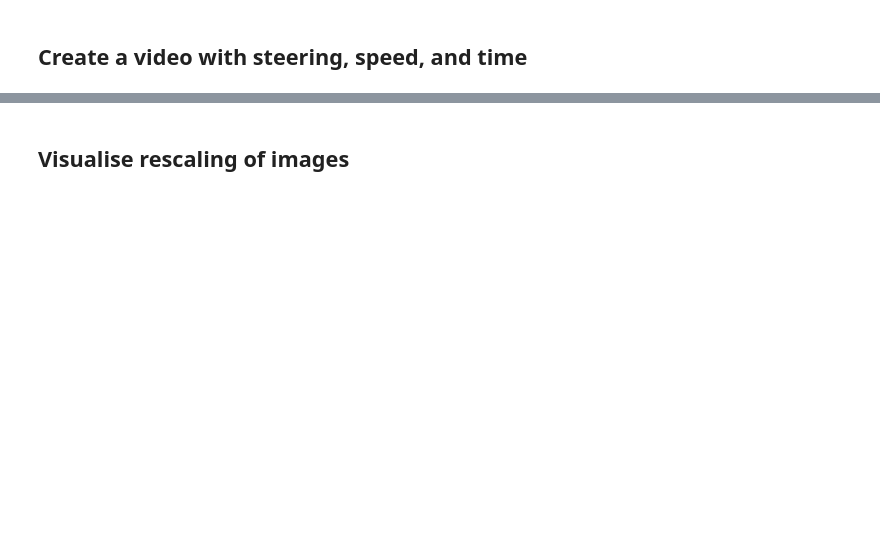
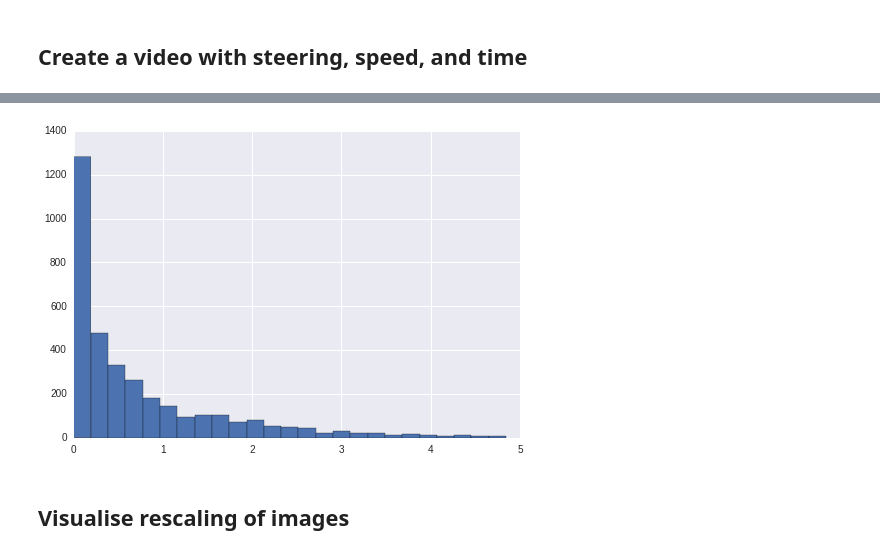
Before and after one commit to berleon/deep_car, a Jupyter notebook: notebooks/rosbag_to_hdf5.ipynb, the cells around one changed output, grey strips where cells are left out. Cells and saved outputs as stored; diff of their text form; code cells hidden in the pictures; blank space fills up the shorter version.

```diff
--- a/notebooks/rosbag_to_hdf5.ipynb
+++ b/notebooks/rosbag_to_hdf5.ipynb
@@ -235,3 +296,7 @@ shutil.rmtree(tmp_dir)
+# %%
+_ = plt.hist(steering_time_deltas, bins=25)
+# %% [output]
+[figure, added]
 # %% [markdown]
 ## Visualise rescaling of images
 # %%
```
Also changed, not shown: parts of 17 cells of this notebook.
